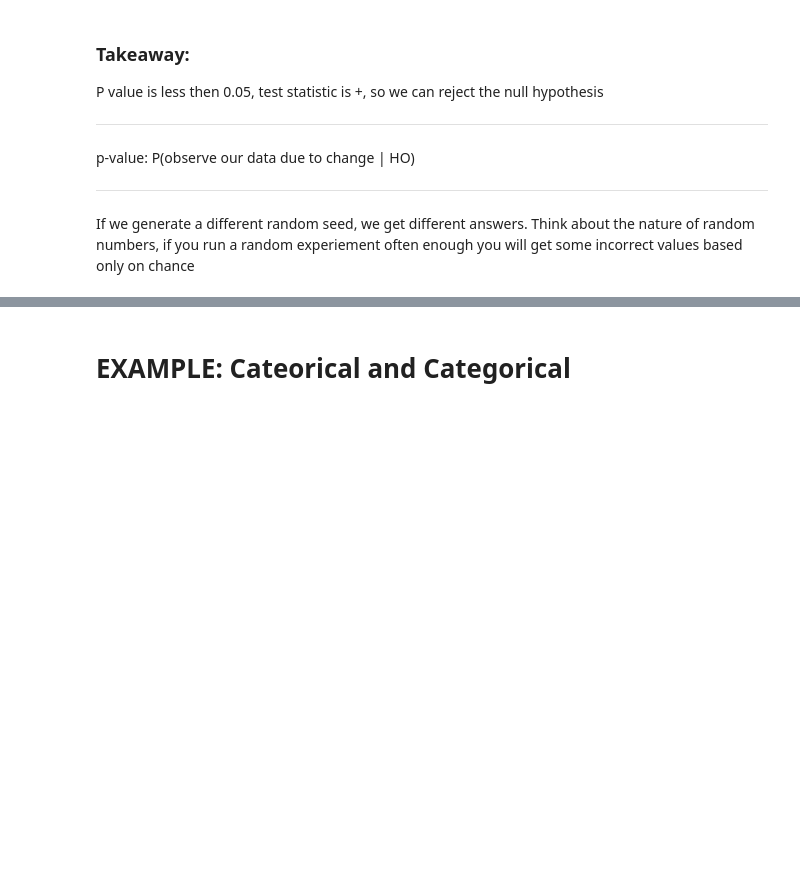
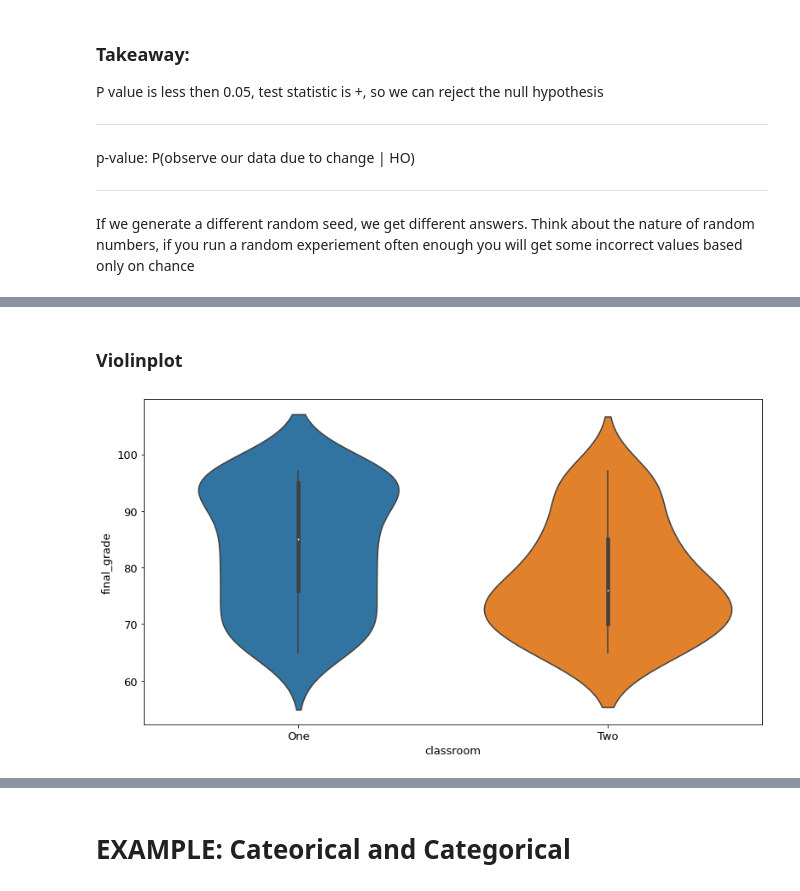
Before and after one commit to CSolitaire/regression-exercises, a Jupyter notebook: explore.ipynb, the cells around one changed output, grey strips where cells are left out. Drawn from its saved outputs; the diff is of its cells as text; code cells hidden in the pictures; blank space fills up the shorter version.

```diff
--- a/explore.ipynb
+++ b/explore.ipynb
@@ -275,0 +285,7 @@ If we generate a different random seed, we get different answers.  Think about t
+# %% [markdown]
+### Violinplot
+# %%
+sns.violinplot(data=train, y='final_grade', x='classroom')
+plt.show()
+# %% [output]
+[figure, added]
```
Also changed, not shown: parts of 32 cells of this notebook.
